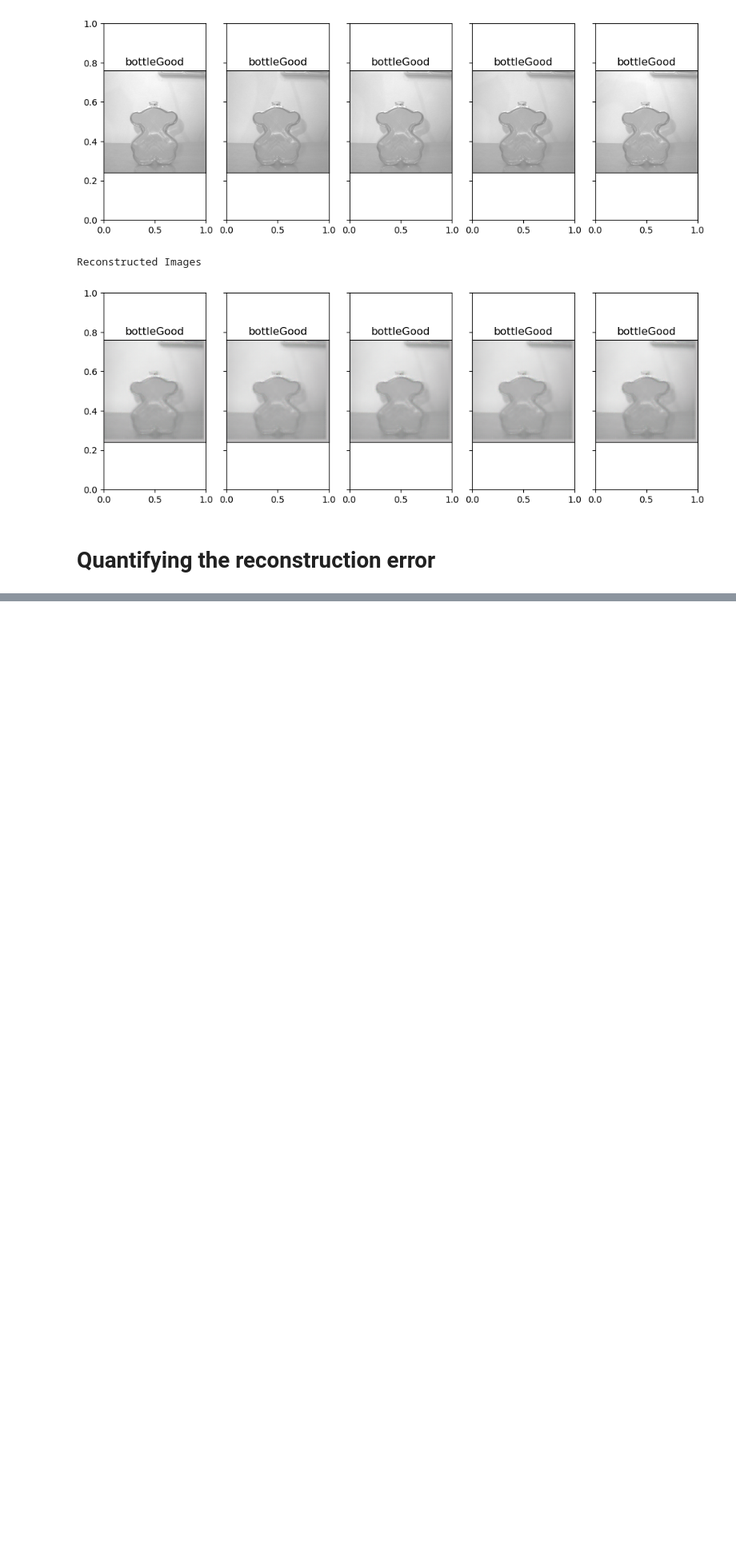
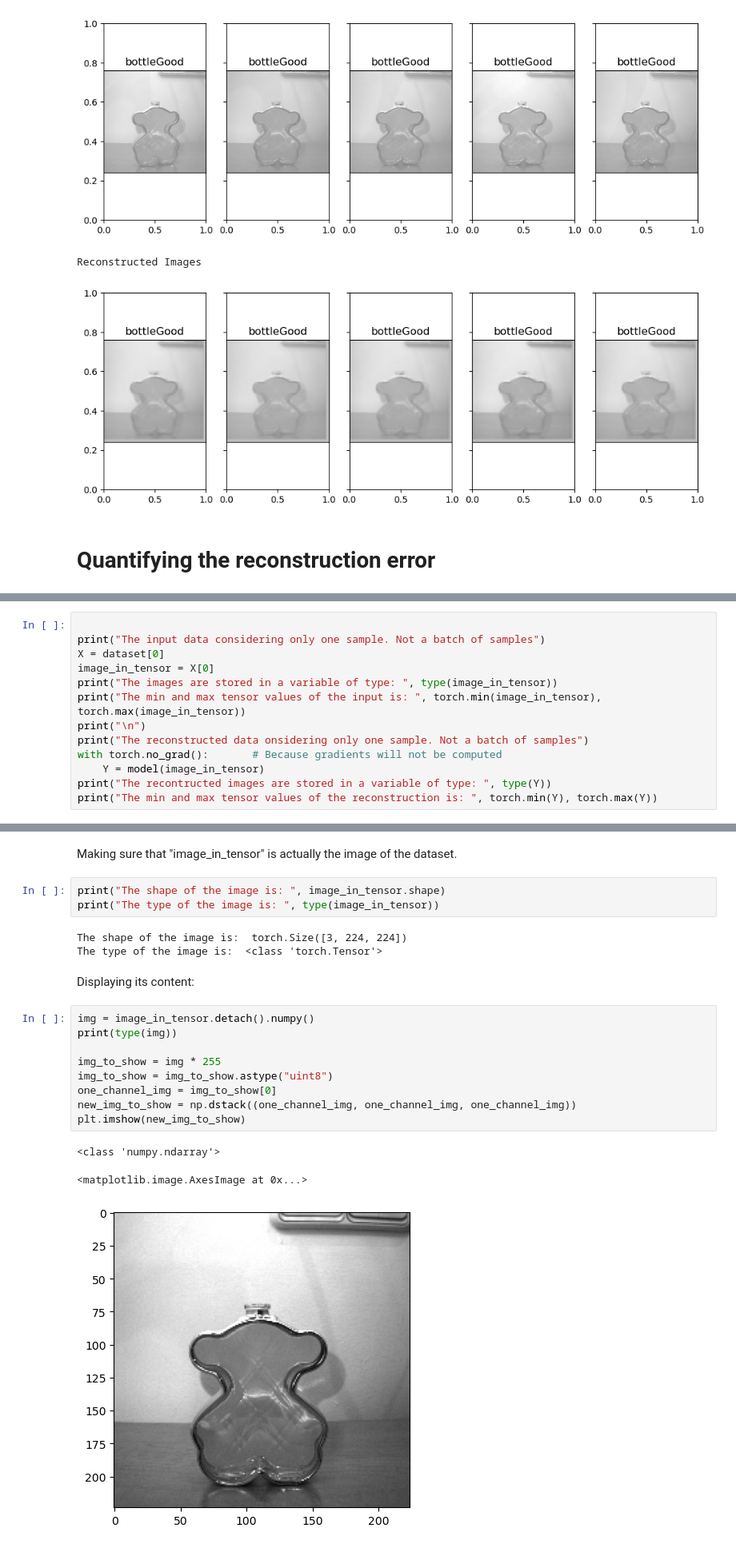
Before and after one commit to AlexCC93/BottlesAnomalies_TFM, a Jupyter notebook: TFM_Autoencoder/pytorch_approach2/Pt_wl_DS1.ipynb, the cells around one changed output, grey strips where cells are left out. Shown at 80% size. Drawn from its saved outputs; the diff is of its cells as text; blank space fills up the shorter version.

```diff
--- a/TFM_Autoencoder/pytorch_approach2/Pt_wl_DS1.ipynb
+++ b/TFM_Autoencoder/pytorch_approach2/Pt_wl_DS1.ipynb
@@ -229,0 +231,13 @@ Reconstructed Images
+# %%
+
+print("The input data considering only one sample. Not a batch of samples")
+X = dataset[0]
+image_in_tensor = X[0]
+print("The images are stored in a variable of type: ", type(image_in_tensor))
+print("The min and max tensor values of the input is: ", torch.min(image_in_tensor), torch.max(image_in_tensor))
+print("\n")
+print("The reconstructed data onsidering only one sample. Not a batch of samples")
+with torch.no_grad():       # Because gradients will not be computed
+    Y = model(image_in_tensor)
+print("The recontructed images are stored in a variable of type: ", type(Y))
+print("The min and max tensor values of the reconstruction is: ", torch.min(Y), torch.max(Y))
@@ -229,0 +253,23 @@ Reconstructed Images
+# %% [markdown]
+Making sure that "image_in_tensor" is actually the image of the dataset.
+# %%
+print("The shape of the image is: ", image_in_tensor.shape)
+print("The type of the image is: ", type(image_in_tensor))
+# %% [output]
+The shape of the image is:  torch.Size([3, 224, 224])
+The type of the image is:  <class 'torch.Tensor'>
+# %% [markdown]
+Displaying its content:
+# %%
+img = image_in_tensor.detach().numpy()
+print(type(img))
+
+img_to_show = img * 255
+img_to_show = img_to_show.astype("uint8")
+one_channel_img = img_to_show[0]
+new_img_to_show = np.dstack((one_channel_img, one_channel_img, one_channel_img))
+plt.imshow(new_img_to_show)
+# %% [output]
+<class 'numpy.ndarray'>
+<matplotlib.image.AxesImage at 0x...>
+[figure, added]
```
Also changed, not shown: parts of 35 cells of this notebook, 1 other file.
